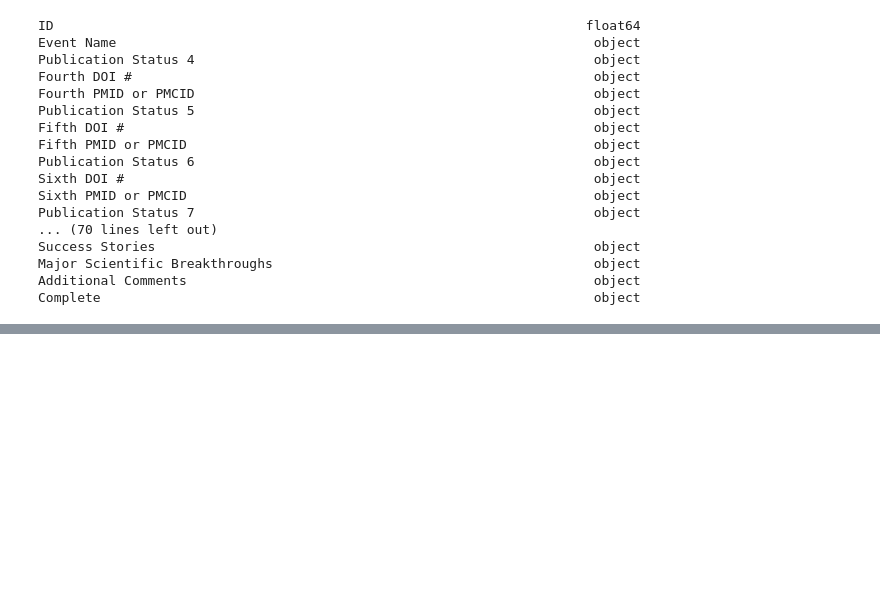
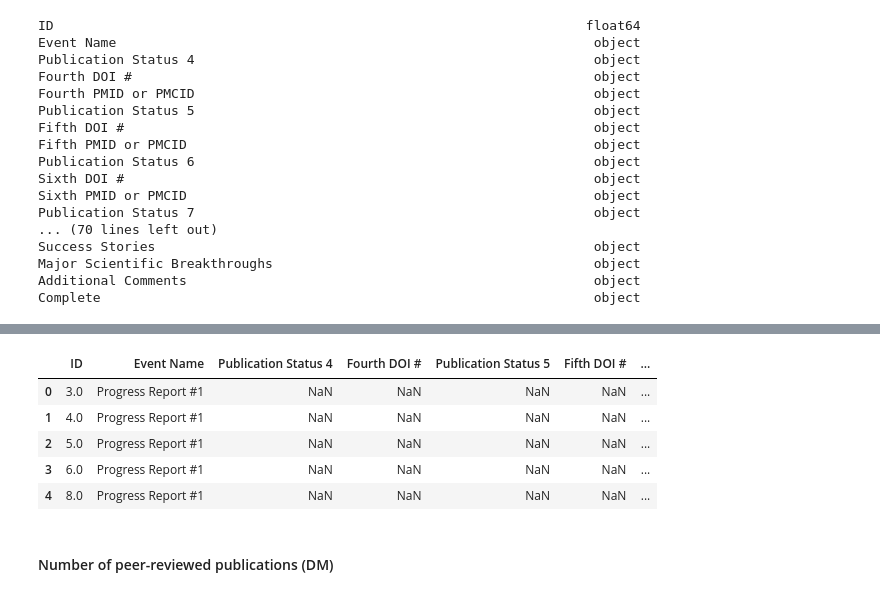
Before and after one commit to lucienqchen/curebound, a Jupyter notebook: curebound/notebooks/phu-diane-data-cleaning.ipynb, the cells around one changed output, grey strips where cells are left out. Saved outputs shown, nothing was run; the diff lists cells and outputs as text; code cells hidden in the pictures; blank space fills up the shorter version.

```diff
--- a/curebound/notebooks/phu-diane-data-cleaning.ipynb
+++ b/curebound/notebooks/phu-diane-data-cleaning.ipynb
@@ -241,0 +403,17 @@ Complete                                                               object
+# %%
+# Merging roi_pubs (publications) with pr dataframe (progress report)
+prog_r = pr.merge(roi_pubs, on='ID')
+
+# Drop PMID and PMCID columns and rename (shorten) retaining columns
+prog_r = prog_r.loc[:, ~prog_r.columns.str.contains('PMID|PMCID')]
+# %%
+prog_r.head()
+# %% [output]
+|  | ID | Event Name | Publication Status 4 | Fourth DOI # | Publication Status 5 | Fifth DOI # | ... |
+| 0 | 3.0 | Progress Report #1 | NaN | NaN | NaN | NaN | ... |
+| 1 | 4.0 | Progress Report #1 | NaN | NaN | NaN | NaN | ... |
+| 2 | 5.0 | Progress Report #1 | NaN | NaN | NaN | NaN | ... |
+| 3 | 6.0 | Progress Report #1 | NaN | NaN | NaN | NaN | ... |
+| 4 | 8.0 | Progress Report #1 | NaN | NaN | NaN | NaN | ... |
+# %% [markdown]
+#### Number of peer-reviewed publications (DM)
```
Also changed, not shown: parts of 27 cells of this notebook.
